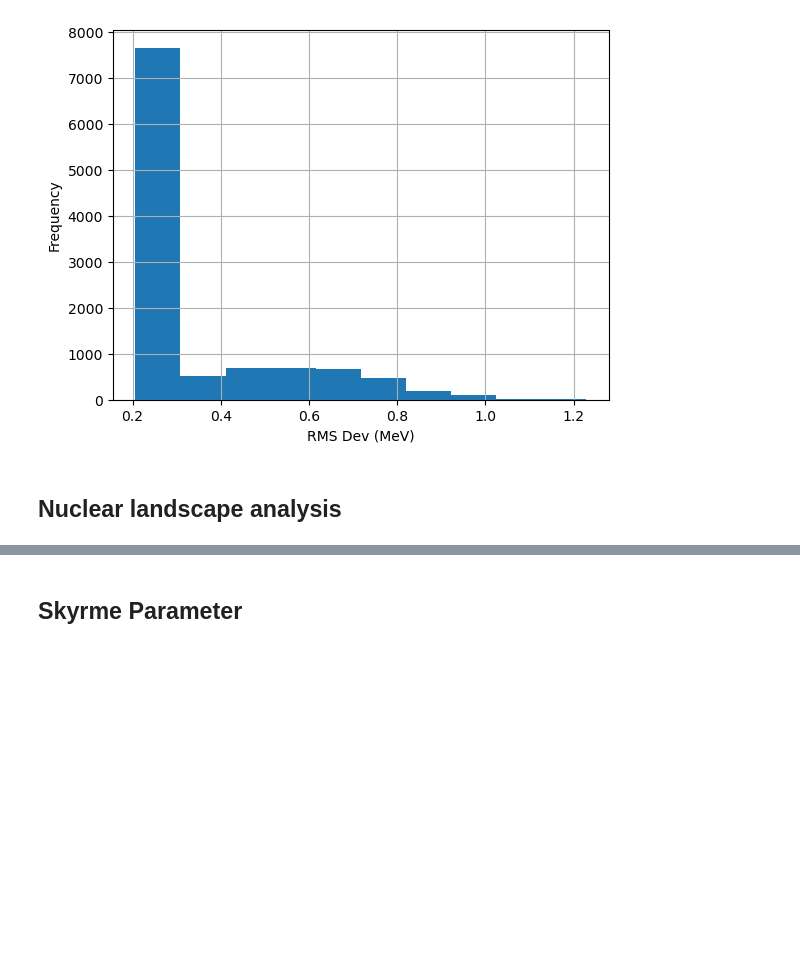
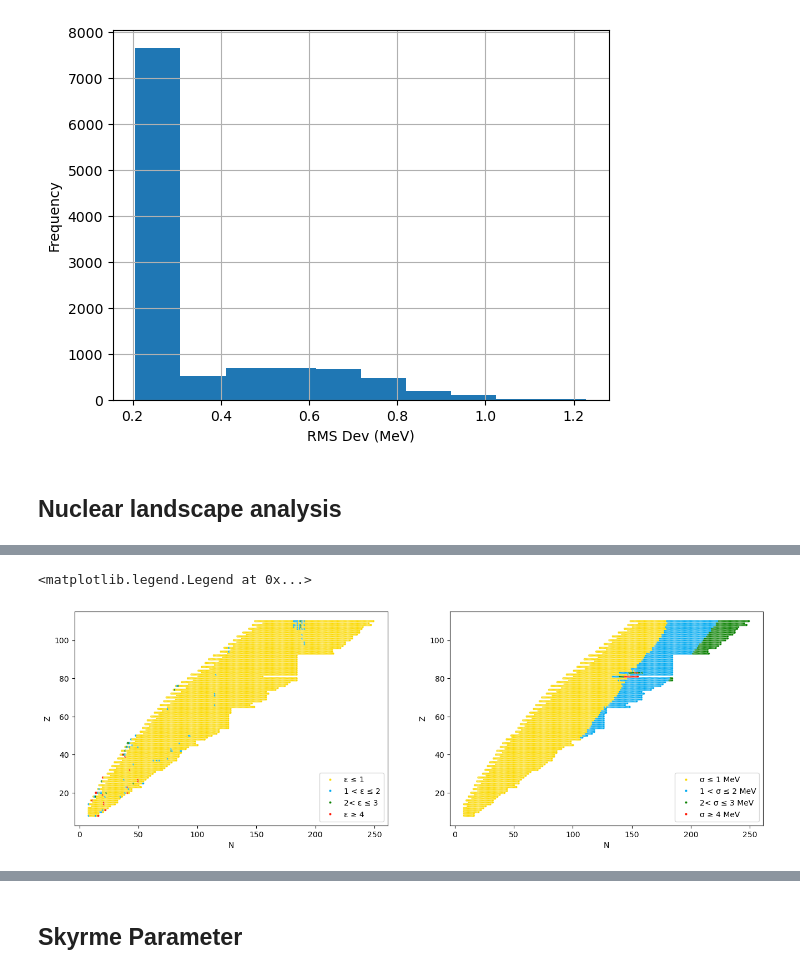
Before and after one commit to mzyudhistira/BSk24-Emu, a Jupyter notebook: analysis.ipynb, the cells around one changed output, grey strips where cells are left out. Saved outputs shown, nothing was run; the diff lists cells and outputs as text; code cells hidden in the pictures; blank space fills up the shorter version.

```diff
--- a/analysis.ipynb
+++ b/analysis.ipynb
@@ -213,0 +351,46 @@ Text(0.5, 0, 'RMS Dev (MeV)')
+# %%
+# ML's Error and Uncertainty plot
+fig, ax = plt.subplots(1, 2, figsize=(16, 5))
+
+colour_map_eps = {
+    "ε ≤ 1": "#FBD900",
+    "1 < ε ≤ 2": "#00AAF0",
+    "2< ε ≤ 3": "#098000",
+    "ε ≥ 4": "#FF1503",
+}
+hue_order_eps = ["ε ≤ 1", "1 < ε ≤ 2", "2< ε ≤ 3", "ε ≥ 4"]
+
+sns.scatterplot(
+    data=grouped,
+    x="N",
+    y="Z",
+    hue="epsilon",
+    palette=colour_map_eps,
+    s=10,
+    hue_order=hue_order_eps,
+    ax=ax[0],
+)
+ax[0].legend(title="", loc="lower right")
+
+colour_map_sig = {
+    "σ ≤ 1 MeV": "#FBD900",
+    "1 < σ ≤ 2 MeV": "#00AAF0",
+    "2< σ ≤ 3 MeV": "#098000",
+    "σ ≥ 4 MeV": "#FF1503",
+}
+hue_order_sig = ["σ ≤ 1 MeV", "1 < σ ≤ 2 MeV", "2< σ ≤ 3 MeV", "σ ≥ 4 MeV"]
+sns.scatterplot(
+    data=grouped,
+    x="N",
+    y="Z",
+    hue="sigma",
+    palette=colour_map_sig,
+    s=10,
+    hue_order=hue_order_sig,
+    ax=ax[1],
+)
+
+ax[1].legend(title="", loc="lower right")
+# %% [output]
+<matplotlib.legend.Legend at 0x...>
+[figure, added]
```
Also changed, not shown: parts of 11 cells of this notebook, 2 other files.
